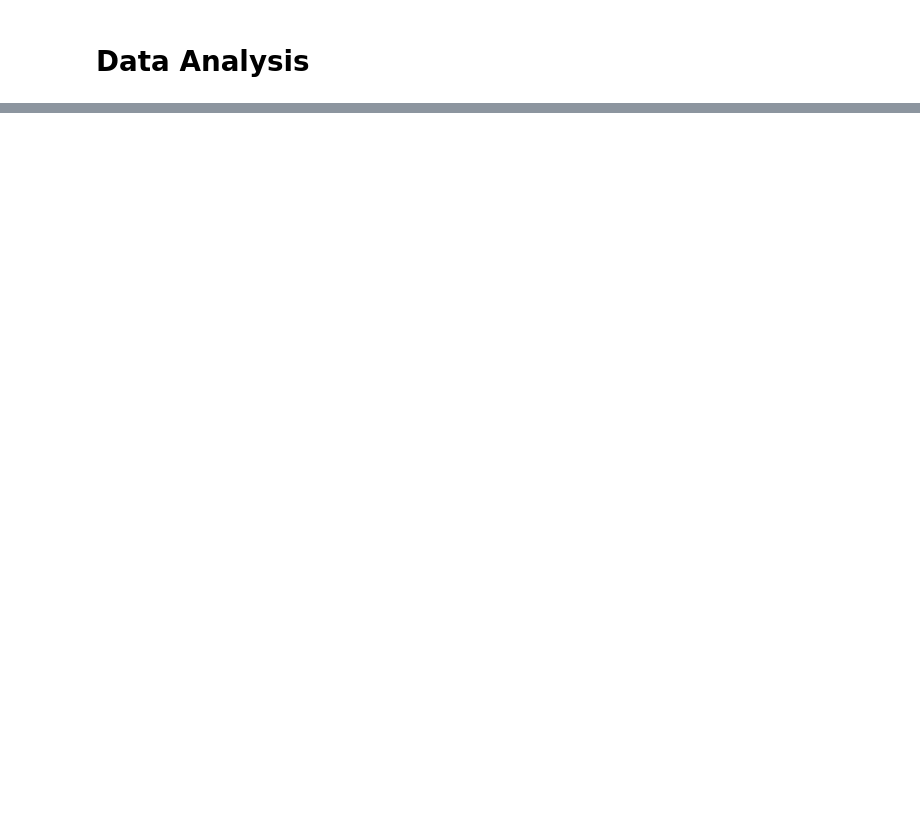
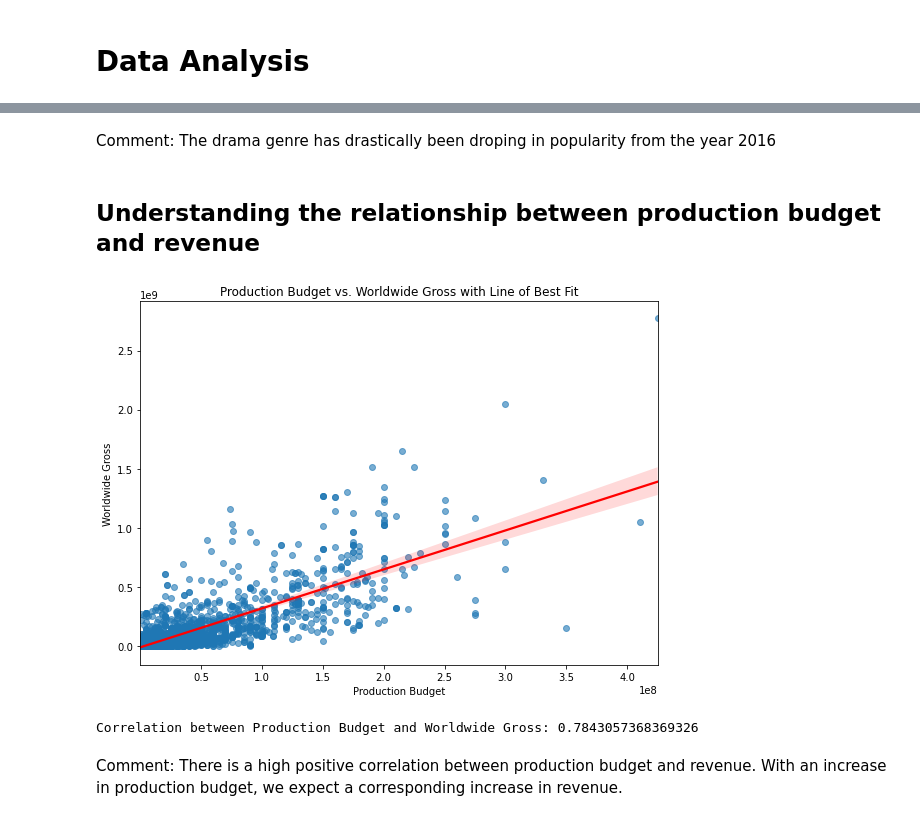
Before and after one commit to Audrey-coder/Phase-2-Project-Group-7, a Jupyter notebook: index.ipynb, the cells around one changed output, grey strips where cells are left out. Drawn from its saved outputs; the diff is of its cells as text; code cells hidden in the pictures; blank space fills up the shorter version.

```diff
--- a/index.ipynb
+++ b/index.ipynb
@@ -420,0 +491,22 @@ movie_data.head()
+# %% [markdown]
+Comment: The drama genre has drastically been droping in popularity from the year 2016
+# %% [markdown]
+## Understanding the relationship between production budget and revenue
+# %%
+# Visualizing the relationship
+plt.figure(figsize=(8, 6))
+sns.regplot(x='production_budget', y='worldwide_gross', data=movie_data, scatter_kws={'alpha':0.6}, line_kws={'color':'red'})
+plt.title('Production Budget vs. Worldwide Gross with Line of Best Fit')
+plt.xlabel('Production Budget')
+plt.ylabel('Worldwide Gross')
+plt.tight_layout()
+plt.show()
+# %% [output]
+[figure, added]
+# %%
+correlation = movie_data['production_budget'].corr(movie_data['worldwide_gross'])
+print(f"Correlation between Production Budget and Worldwide Gross: {correlation}")
+# %% [output]
+Correlation between Production Budget and Worldwide Gross: 0.7843057368369326
+# %% [markdown]
+Comment: There is a high positive correlation between production budget and revenue. With an increase in production budget, we expect a corresponding increase in revenue.
```
Also changed, not shown: parts of 13 cells of this notebook.
